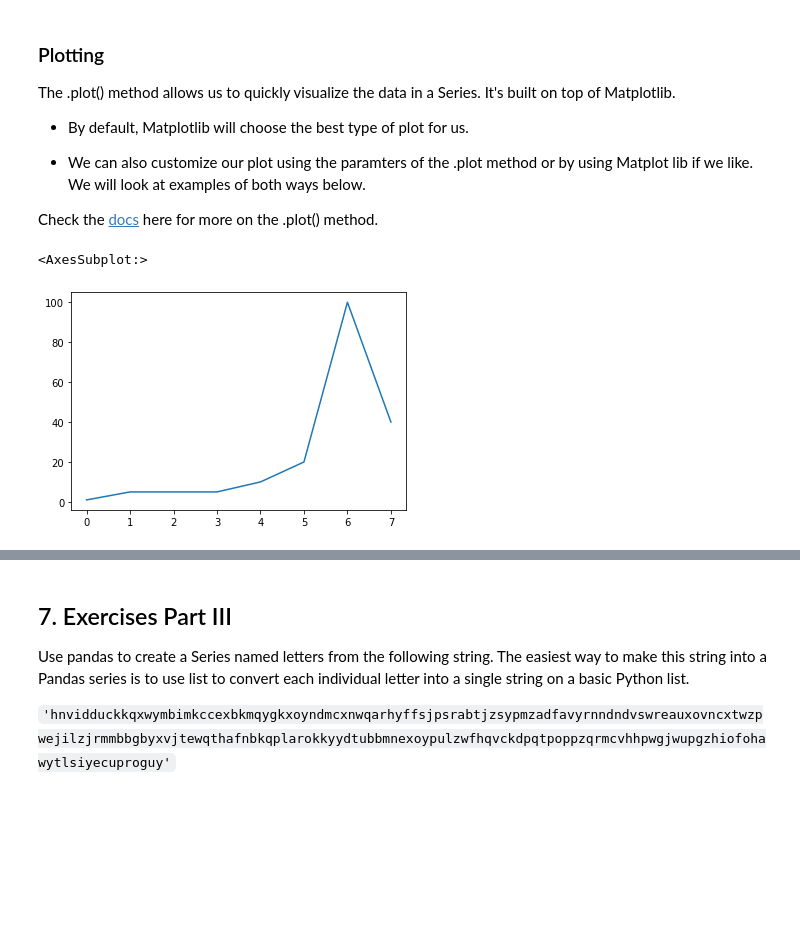
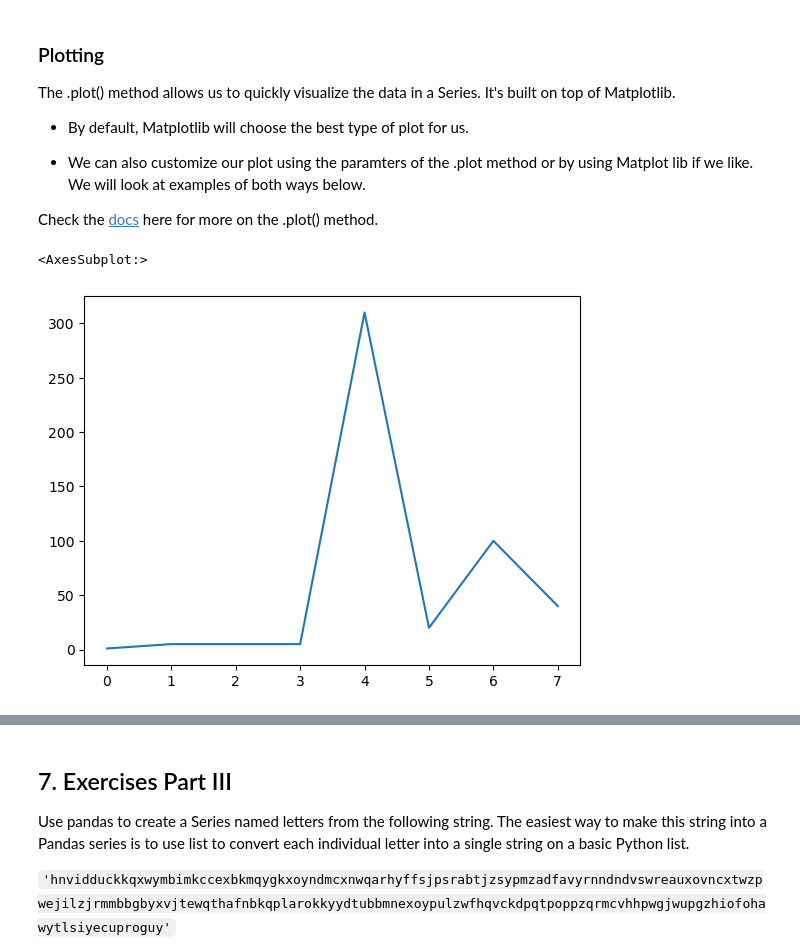
Before and after one commit to MagdalenaRahn/data-science-libraries, a Jupyter notebook: pandas_series_lesson.ipynb, the cells around one changed output, grey strips where cells are left out. Saved outputs shown, nothing was run; the diff lists cells and outputs as text; code cells hidden in the pictures; blank space fills up the shorter version.

```diff
--- a/pandas_series_lesson.ipynb
+++ b/pandas_series_lesson.ipynb
@@ -1472,13 +1748,13 @@ The .plot() method allows us to quickly visualize the data in a Series. It's bui
 Check the [docs](https://pandas.pydata.org/pandas-docs/version/0.24.2/reference/api/pandas.Series.plot.html) here for more on the .plot() method.
 # %%
 # Matplotlib is choosing the plot for us here, and it
-# might tell the story we want.
+                                                # might tell the story we want.
 
-nums_series = pd.Series([1, 5, 5, 5, 10, 20, 100, 40])
+nums_series = pd.Series([1, 5, 5, 5, 310, 20, 100, 40])
 nums_series.plot()
 # %% [output]
 <AxesSubplot:>
-[figure, old version]
+[figure, new version]
 # %%
 # So, here we specify the type of plot we would like
 # Matplotlib to use.
```
Also changed, not shown: parts of 70 cells of this notebook.
